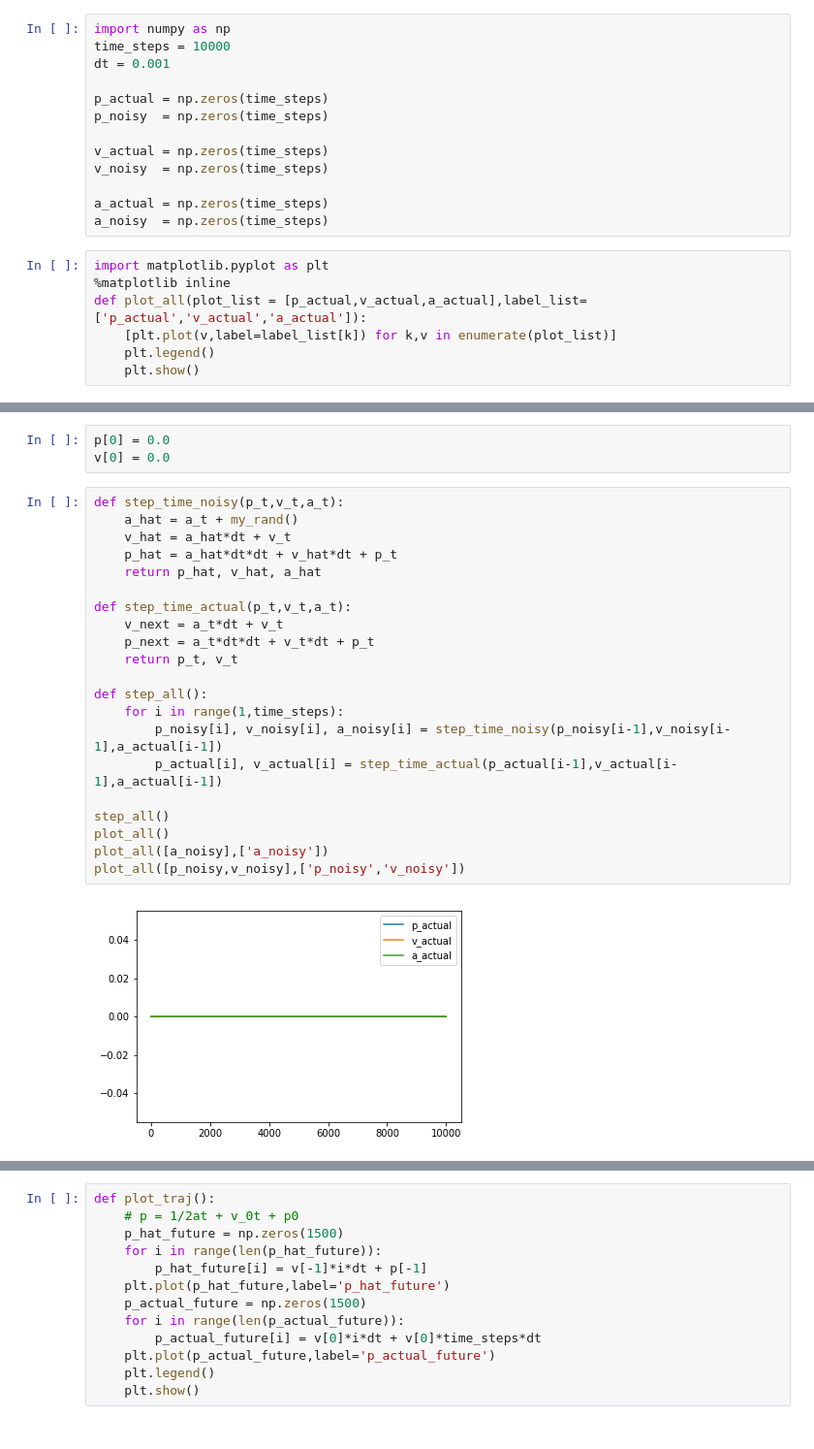
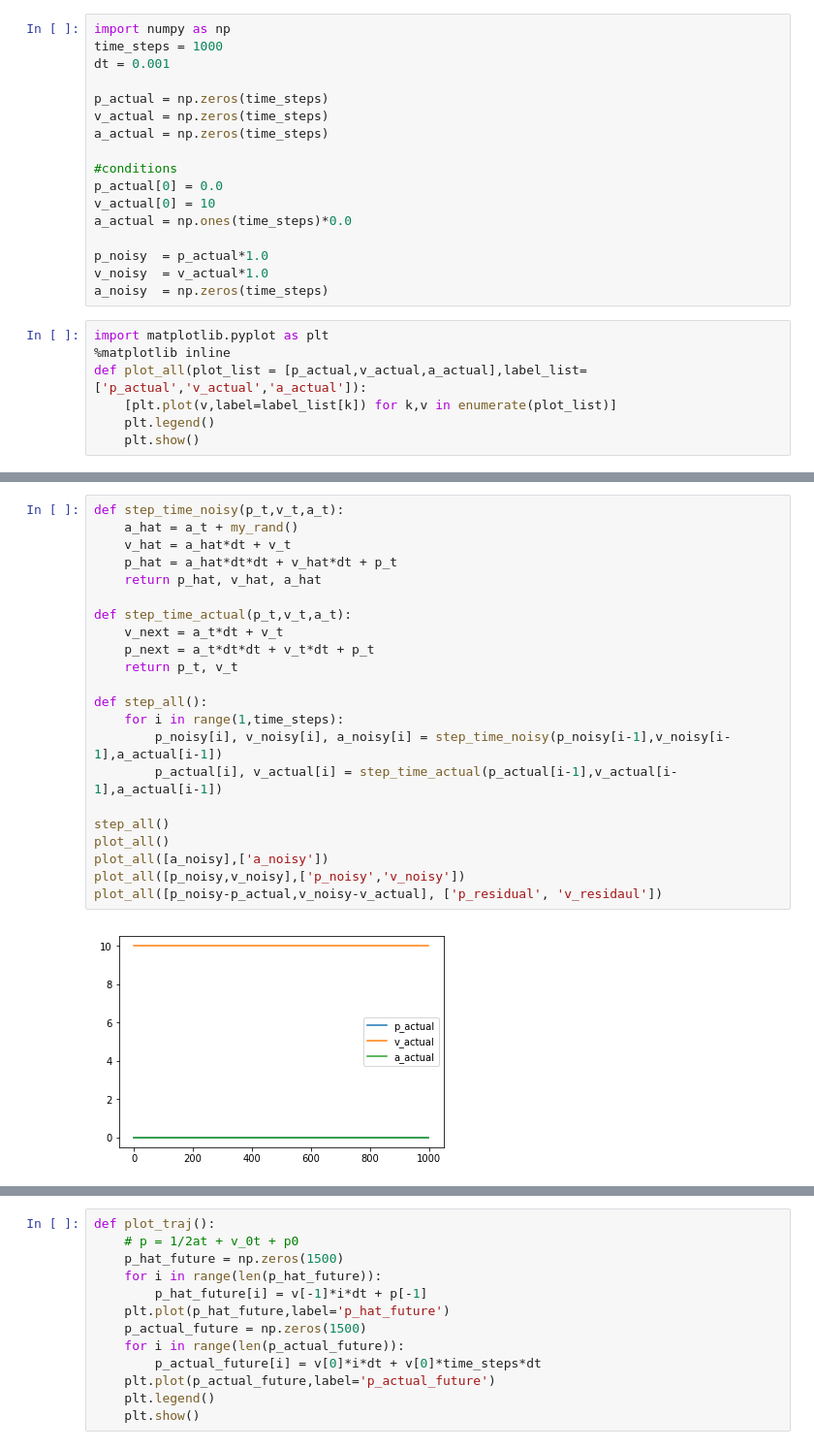
Before and after one commit to peteflorence/analysis-nanomap, a Jupyter notebook: Integrating noise.ipynb, the cells around one changed output, grey strips where cells are left out. Shown: that part at 97% size. Drawn from its saved outputs; the diff is of its cells as text.

Commit message:
tested changed initial position, and now plot residuals correctly

```diff
--- a/Integrating noise.ipynb
+++ b/Integrating noise.ipynb
@@ -1,15 +1,19 @@
 # %%
 import numpy as np
-time_steps = 10000
+time_steps = 1000
 dt = 0.001
 
 p_actual = np.zeros(time_steps)
-p_noisy  = np.zeros(time_steps)
+v_actual = np.zeros(time_steps)
+a_actual = np.zeros(time_steps)
 
-v_actual = np.zeros(time_steps)
-v_noisy  = np.zeros(time_steps)
+#conditions
+p_actual[0] = 0.0
+v_actual[0] = 10
+a_actual = np.ones(time_steps)*0.0
 
-a_actual = np.zeros(time_steps)
+p_noisy  = p_actual*1.0
+v_noisy  = v_actual*1.0
 a_noisy  = np.zeros(time_steps)
 # %%
 import matplotlib.pyplot as plt
@@ -28,26 +32,24 @@ def my_rand():
-# %%
-p[0] = 0.0
-v[0] = 0.0
 # %%
 def step_time_noisy(p_t,v_t,a_t):
     a_hat = a_t + my_rand()
     v_hat = a_hat*dt + v_t
     p_hat = a_hat*dt*dt + v_hat*dt + p_t
     return p_hat, v_hat, a_hat
 
 def step_time_actual(p_t,v_t,a_t):
     v_next = a_t*dt + v_t
     p_next = a_t*dt*dt + v_t*dt + p_t
     return p_t, v_t
 
 def step_all():
     for i in range(1,time_steps):
         p_noisy[i], v_noisy[i], a_noisy[i] = step_time_noisy(p_noisy[i-1],v_noisy[i-1],a_actual[i-1])
         p_actual[i], v_actual[i] = step_time_actual(p_actual[i-1],v_actual[i-1],a_actual[i-1])
 
 step_all()
 plot_all()
 plot_all([a_noisy],['a_noisy'])
 plot_all([p_noisy,v_noisy],['p_noisy','v_noisy'])
+plot_all([p_noisy-p_actual,v_noisy-v_actual], ['p_residual', 'v_residaul'])
 # %% [output]
-[figure, old version]
+[figure, new version]
```
Also changed, not shown: parts of 2 cells of this notebook.
